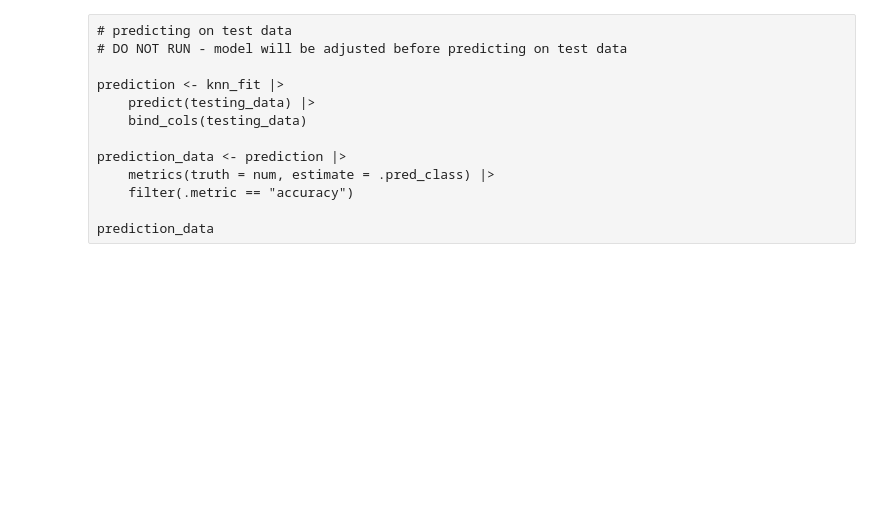
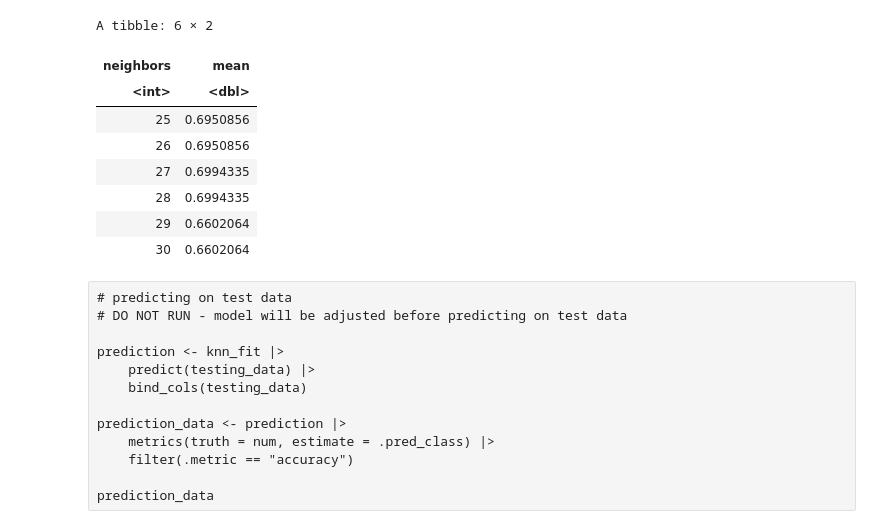
Before and after one commit to Yusen121/heart_disease_simple, a Jupyter notebook: data/group_project_report.ipynb, the cells around one changed output. Saved outputs shown, nothing was run; the diff lists cells and outputs as text; code cells hidden in the pictures; blank space fills up the shorter version.

```diff
--- a/data/group_project_report.ipynb
+++ b/data/group_project_report.ipynb
@@ -144,11 +248,21 @@ accuracies
 # %%
 # choosing the best k-value
 
 knn_tune_preview <- knn_tune_accuracies |>
-    filter(neighbors %in% c(20:25))
+    filter(neighbors %in% c(25:30))
 knn_tune_preview
 
 chosen_k <- 24
+# %% [output]
+A tibble: 6 × 2
+| neighbors | mean |
+| <int> | <dbl> |
+| 25 | 0.6950856 |
+| 26 | 0.6950856 |
+| 27 | 0.6994335 |
+| 28 | 0.6994335 |
+| 29 | 0.6602064 |
+| 30 | 0.6602064 |
 # %%
 # creating model with chosen k
 
```
Also changed, not shown: parts of 8 cells of this notebook.
